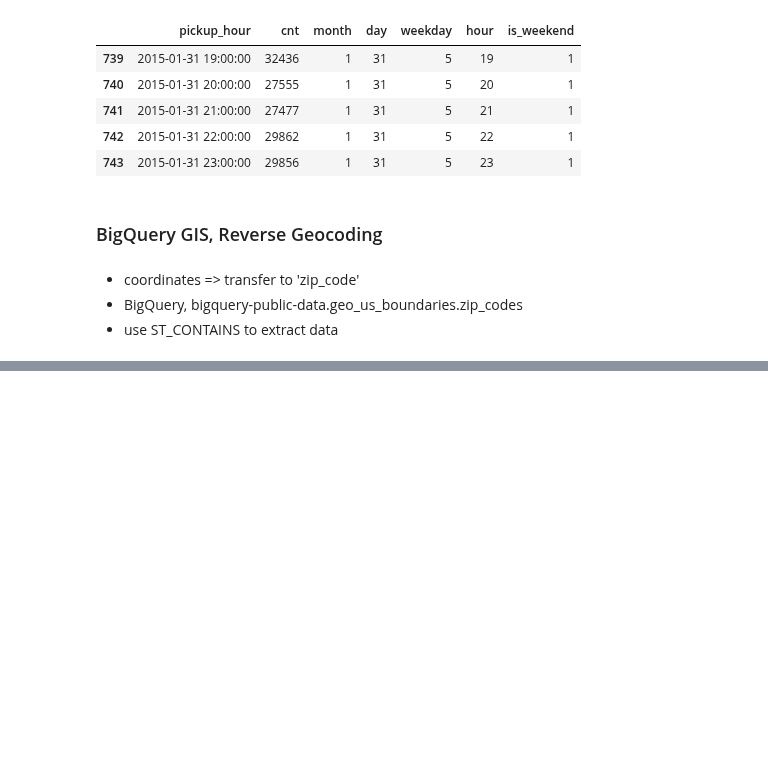
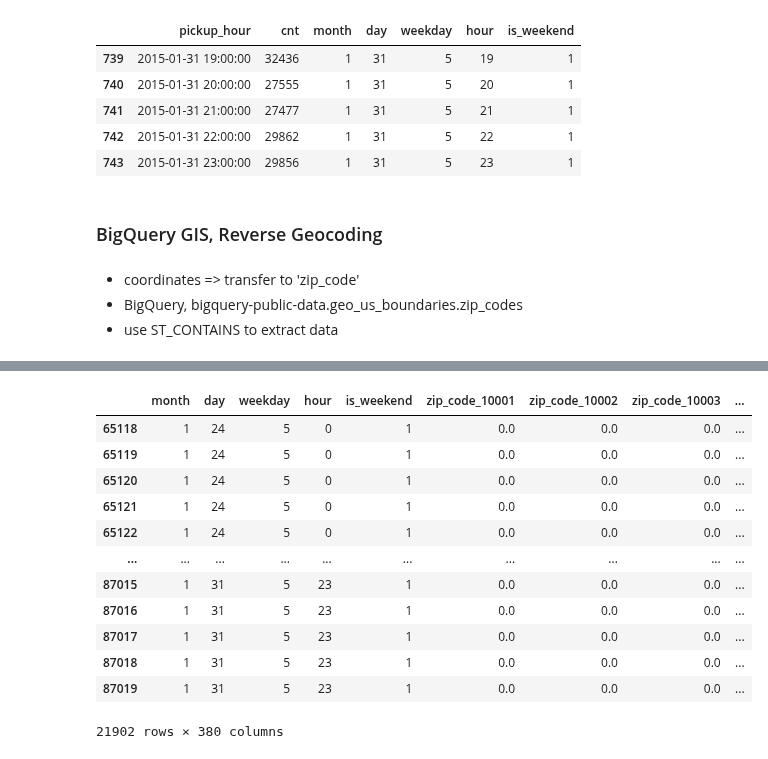
Before and after one commit to YoungJae-Hur/Data-science, a Jupyter notebook: project-NY-taxi-prediction/3. base modeling.ipynb, the cells around one changed output, grey strips where cells are left out. Cells and saved outputs as stored; diff of their text form; code cells hidden in the pictures; blank space fills up the shorter version.

```diff
--- a/project-NY-taxi-prediction/3. base modeling.ipynb
+++ b/project-NY-taxi-prediction/3. base modeling.ipynb
@@ -196,0 +369,16 @@ df.tail()
+# %%
+x_test
+# %% [output]
+|  | month | day | weekday | hour | is_weekend | zip_code_10001 | zip_code_10002 | zip_code_10003 | ... |
+| 65118 | 1 | 24 | 5 | 0 | 1 | 0.0 | 0.0 | 0.0 | ... |
+| 65119 | 1 | 24 | 5 | 0 | 1 | 0.0 | 0.0 | 0.0 | ... |
+| 65120 | 1 | 24 | 5 | 0 | 1 | 0.0 | 0.0 | 0.0 | ... |
+| 65121 | 1 | 24 | 5 | 0 | 1 | 0.0 | 0.0 | 0.0 | ... |
+| 65122 | 1 | 24 | 5 | 0 | 1 | 0.0 | 0.0 | 0.0 | ... |
+| ... | ... | ... | ... | ... | ... | ... | ... | ... | ... |
+| 87015 | 1 | 31 | 5 | 23 | 1 | 0.0 | 0.0 | 0.0 | ... |
+| 87016 | 1 | 31 | 5 | 23 | 1 | 0.0 | 0.0 | 0.0 | ... |
+| 87017 | 1 | 31 | 5 | 23 | 1 | 0.0 | 0.0 | 0.0 | ... |
+| 87018 | 1 | 31 | 5 | 23 | 1 | 0.0 | 0.0 | 0.0 | ... |
+| 87019 | 1 | 31 | 5 | 23 | 1 | 0.0 | 0.0 | 0.0 | ... |
+21902 rows × 380 columns
```
Also changed, not shown: parts of 21 cells of this notebook.
